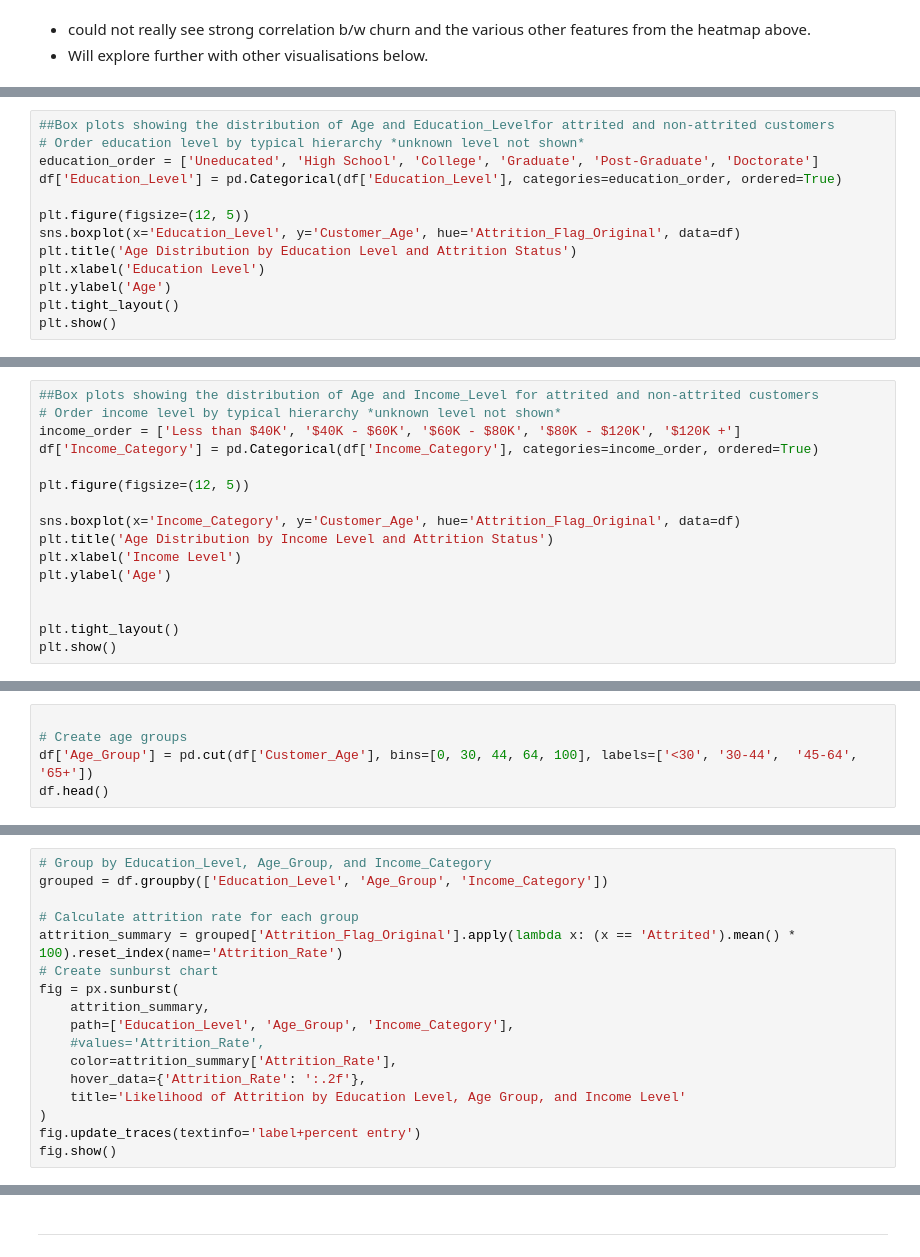
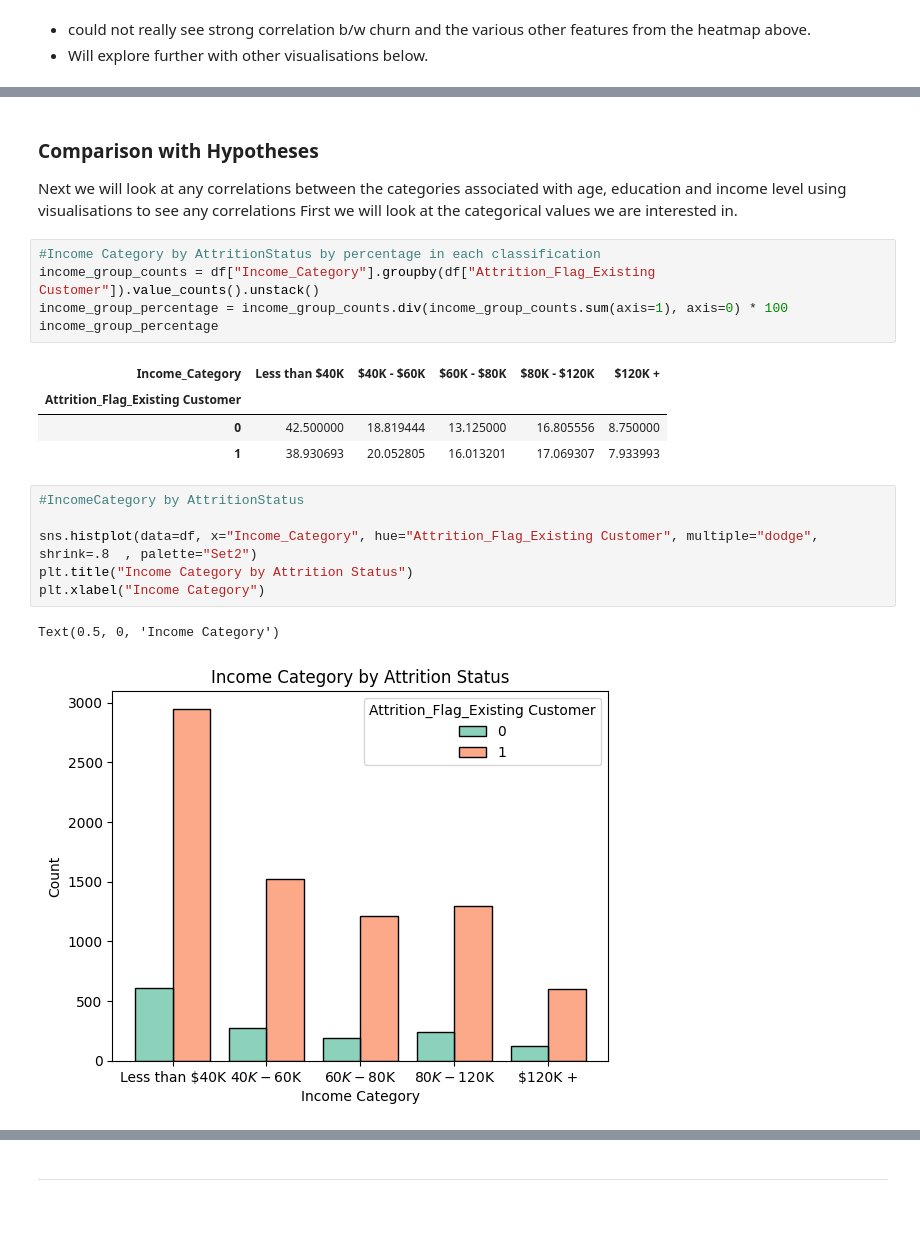
Before and after one commit to Mikeecee1/Team1_Hackathon, a Jupyter notebook: jupyter_notebooks/Visualisation.ipynb, the cells around one changed output, grey strips where cells are left out. Cells and saved outputs as stored; diff of their text form; blank space fills up the shorter version.

Commit message:
Changed visuals and added others looking at categorical data

```diff
--- a/jupyter_notebooks/Visualisation.ipynb
+++ b/jupyter_notebooks/Visualisation.ipynb
@@ -144,13 +132,0 @@ Name: count, dtype: int64
-# %%
-##Box plots showing the distribution of Age and Education_Levelfor attrited and non-attrited customers
-# Order education level by typical hierarchy *unknown level not shown*
-education_order = ['Uneducated', 'High School', 'College', 'Graduate', 'Post-Graduate', 'Doctorate']
-df['Education_Level'] = pd.Categorical(df['Education_Level'], categories=education_order, ordered=True)
-
-plt.figure(figsize=(12, 5))
-sns.boxplot(x='Education_Level', y='Customer_Age', hue='Attrition_Flag_Original', data=df)
-plt.title('Age Distribution by Education Level and Attrition Status')
-plt.xlabel('Education Level')
-plt.ylabel('Age')
-plt.tight_layout()
-plt.show()
@@ -159,16 +132,0 @@ plt.show()
-# %%
-##Box plots showing the distribution of Age and Income_Level for attrited and non-attrited customers
-# Order income level by typical hierarchy *unknown level not shown*
-income_order = ['Less than $40K', '$40K - $60K', '$60K - $80K', '$80K - $120K', '$120K +']
-df['Income_Category'] = pd.Categorical(df['Income_Category'], categories=income_order, ordered=True)
-
-plt.figure(figsize=(12, 5))
-
-sns.boxplot(x='Income_Category', y='Customer_Age', hue='Attrition_Flag_Original', data=df)
-plt.title('Age Distribution by Income Level and Attrition Status')
-plt.xlabel('Income Level')
-plt.ylabel('Age')
-
-
-plt.tight_layout()
-plt.show()
@@ -193,5 +132,0 @@ plt.show()
-# %%
-
-# Create age groups
-df['Age_Group'] = pd.cut(df['Customer_Age'], bins=[0, 30, 44, 64, 100], labels=['<30', '30-44',  '45-64', '65+'])
-df.head()
@@ -206,17 +133,23 @@ df.head()
-# %%
-# Group by Education_Level, Age_Group, and Income_Category
-grouped = df.groupby(['Education_Level', 'Age_Group', 'Income_Category'])
-
-# Calculate attrition rate for each group
-attrition_summary = grouped['Attrition_Flag_Original'].apply(lambda x: (x == 'Attrited').mean() * 100).reset_index(name='Attrition_Rate')
-# Create sunburst chart
-fig = px.sunburst(
-    attrition_summary,
-    path=['Education_Level', 'Age_Group', 'Income_Category'],
-    #values='Attrition_Rate',
-    color=attrition_summary['Attrition_Rate'],
-    hover_data={'Attrition_Rate': ':.2f'},
-    title='Likelihood of Attrition by Education Level, Age Group, and Income Level'
-)
-fig.update_traces(textinfo='label+percent entry')
-fig.show()
+# %% [markdown]
+### Comparison with Hypotheses ###
+Next we will look at any correlations between the categories associated with age, education and income level using visualisations to see any correlations
+First we will look at the categorical values we are interested in.
+# %%
+#Income Category by AttritionStatus by percentage in each classification
+income_group_counts = df["Income_Category"].groupby(df["Attrition_Flag_Existing Customer"]).value_counts().unstack()
+income_group_percentage = income_group_counts.div(income_group_counts.sum(axis=1), axis=0) * 100
+income_group_percentage
+# %% [output]
+| Income_Category | Less than $40K | $40K - $60K | $60K - $80K | $80K - $120K | $120K + |
+| Attrition_Flag_Existing Customer |  |  |  |  |  |
+| 0 | 42.500000 | 18.819444 | 13.125000 | 16.805556 | 8.750000 |
+| 1 | 38.930693 | 20.052805 | 16.013201 | 17.069307 | 7.933993 |
+# %%
+#IncomeCategory by AttritionStatus
+
+sns.histplot(data=df, x="Income_Category", hue="Attrition_Flag_Existing Customer", multiple="dodge", shrink=.8  , palette="Set2")
+plt.title("Income Category by Attrition Status")
+plt.xlabel("Income Category")
+# %% [output]
+Text(0.5, 0, 'Income Category')
+[figure, added]
```
Also changed, not shown: parts of 16 cells of this notebook.
